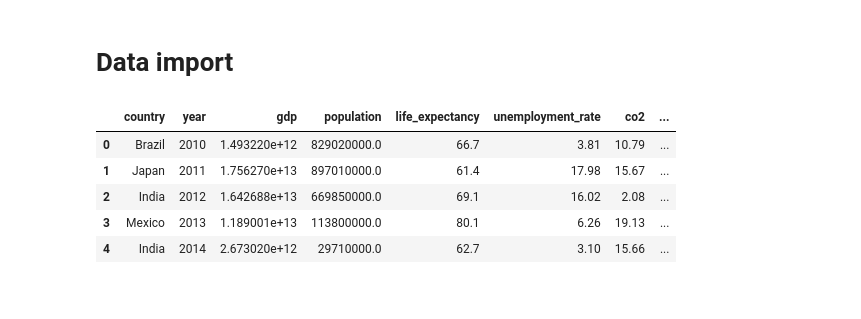
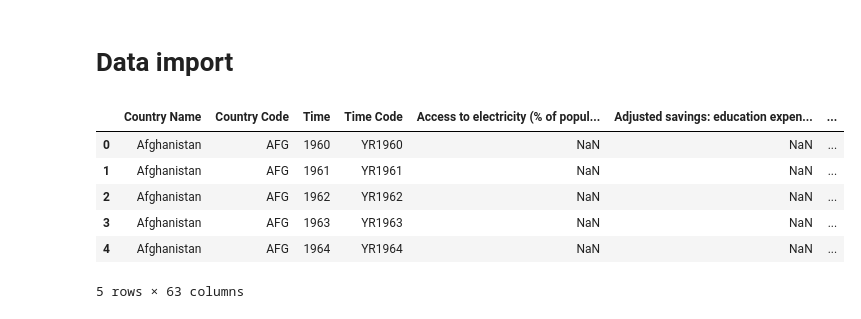
Before and after one commit to MamadouLamineDiamban/World_bank, a Jupyter notebook: src/eda_world_developpement.ipynb, the cells around one changed output. Cells and saved outputs as stored; diff of their text form; code cells hidden in the pictures.

```diff
--- a/src/eda_world_developpement.ipynb
+++ b/src/eda_world_developpement.ipynb
@@ -62,16 +64,20 @@ import plotly.express as px
 # %% [markdown]
 # Data import
 # %%
-with open("../data/world_bank_dataset.csv", 'r') as file:
-    colnames = ['country', 'year', 'gdp', 'population', 'life_expectancy', 'unemployment_rate', 'co2', 'access_electricity']
-    data_word_bank = pd.read_csv(file, names=colnames,header=0)
+#with open("../data/world_bank_dataset.csv", 'r') as file:
+#    colnames = ['country', 'year', 'gdp', 'population', 'life_expectancy', 'unemployment_rate', 'co2', 'access_electricity']
+#    data_word_bank = pd.read_csv(file, names=colnames,header=0)
 
-data_word_bank.head()
+with open("../data/World_Development.xlsx", 'rb') as file:
+    data_word_dev = pd.read_excel(file)
+
+data_word_dev.head()
 # %% [output]
-|  | country | year | gdp | population | life_expectancy | unemployment_rate | co2 | ... |
-| 0 | Brazil | 2010 | 1.493220e+12 | 829020000.0 | 66.7 | 3.81 | 10.79 | ... |
-| 1 | Japan | 2011 | 1.756270e+13 | 897010000.0 | 61.4 | 17.98 | 15.67 | ... |
-| 2 | India | 2012 | 1.642688e+13 | 669850000.0 | 69.1 | 16.02 | 2.08 | ... |
-| 3 | Mexico | 2013 | 1.189001e+13 | 113800000.0 | 80.1 | 6.26 | 19.13 | ... |
-| 4 | India | 2014 | 2.673020e+12 | 29710000.0 | 62.7 | 3.10 | 15.66 | ... |
+|  | Country Name | Country Code | Time | Time Code | Access to electricity (% of popul... | Adjusted savings: education expen... | ... |
+| 0 | Afghanistan | AFG | 1960 | YR1960 | NaN | NaN | ... |
+| 1 | Afghanistan | AFG | 1961 | YR1961 | NaN | NaN | ... |
+| 2 | Afghanistan | AFG | 1962 | YR1962 | NaN | NaN | ... |
+| 3 | Afghanistan | AFG | 1963 | YR1963 | NaN | NaN | ... |
+| 4 | Afghanistan | AFG | 1964 | YR1964 | NaN | NaN | ... |
+5 rows × 63 columns
 # %%
```
Also changed, not shown: parts of 7 cells of this notebook.
